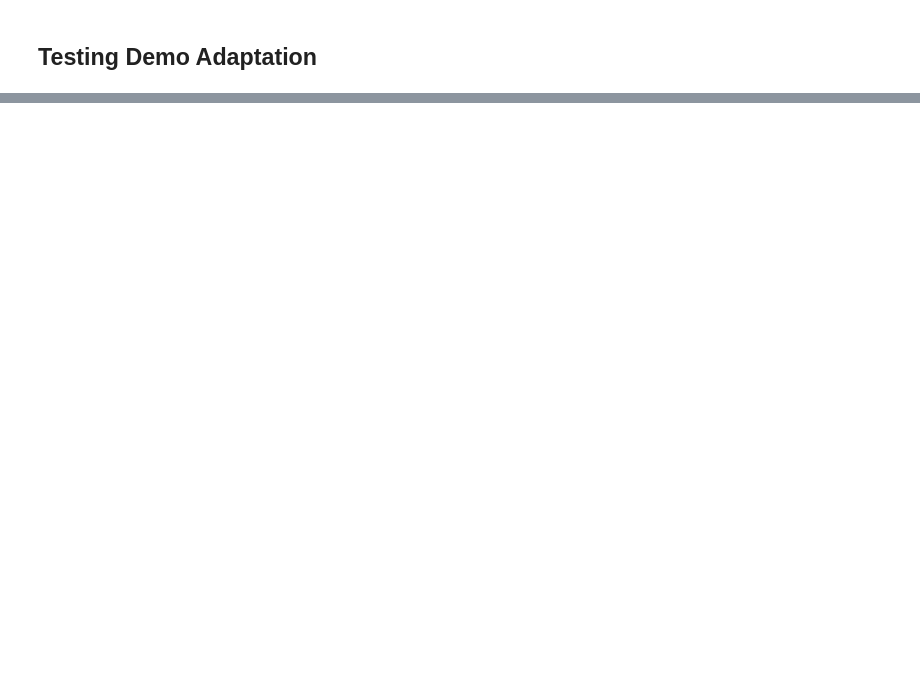
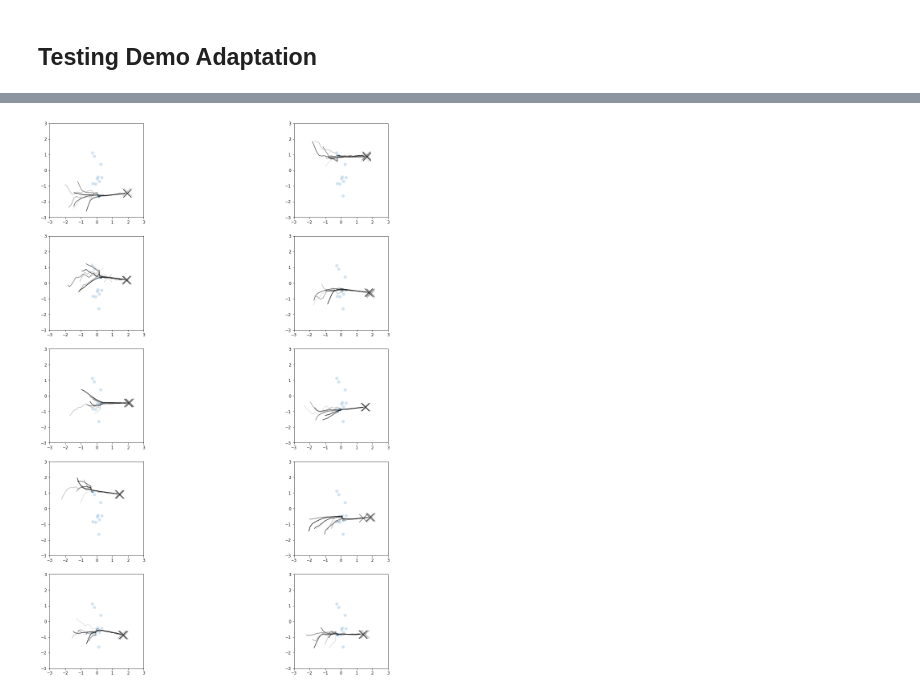
Before and after one commit to alvaroprat97/MetaRobot, a Jupyter notebook: testing.ipynb, the cells around one changed output, grey strips where cells are left out. Cells and saved outputs as stored; diff of their text form; code cells hidden in the pictures; blank space fills up the shorter version.

```diff
--- a/testing.ipynb
+++ b/testing.ipynb
@@ -775 +707,6 @@ traj_histo(all_paths_traj_sparse[1][:5], param = 'observations', var_idx=1)
+# %%
+# plot_trajectories(all_paths = all_paths_traj_sparse_over, num_trajs = 5)
+plot_trajectories(all_paths = all_paths_traj_sparse_imperfect, num_trajs = 8)
+# %% [output]
+[figure, added]
 # %%
```
Also changed, not shown: parts of 34 cells of this notebook, 10 other files.
